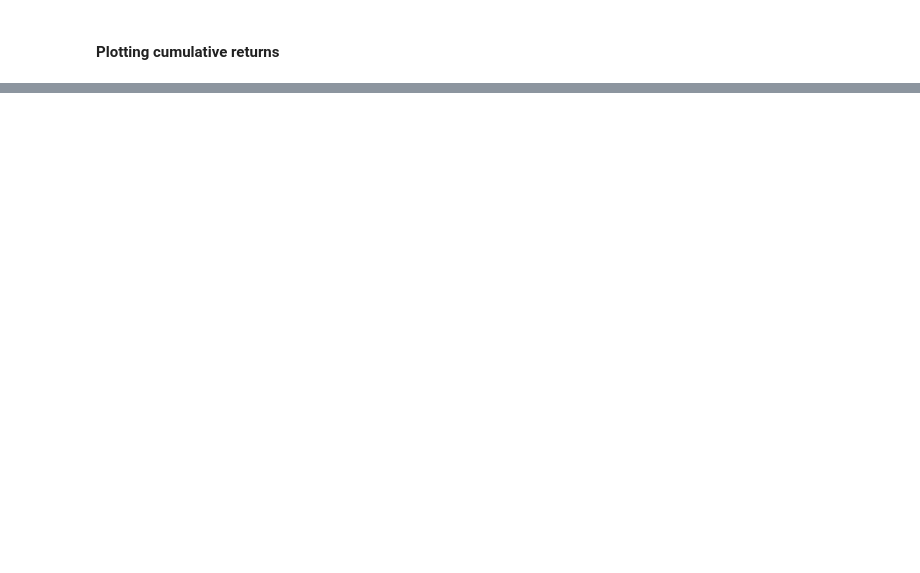
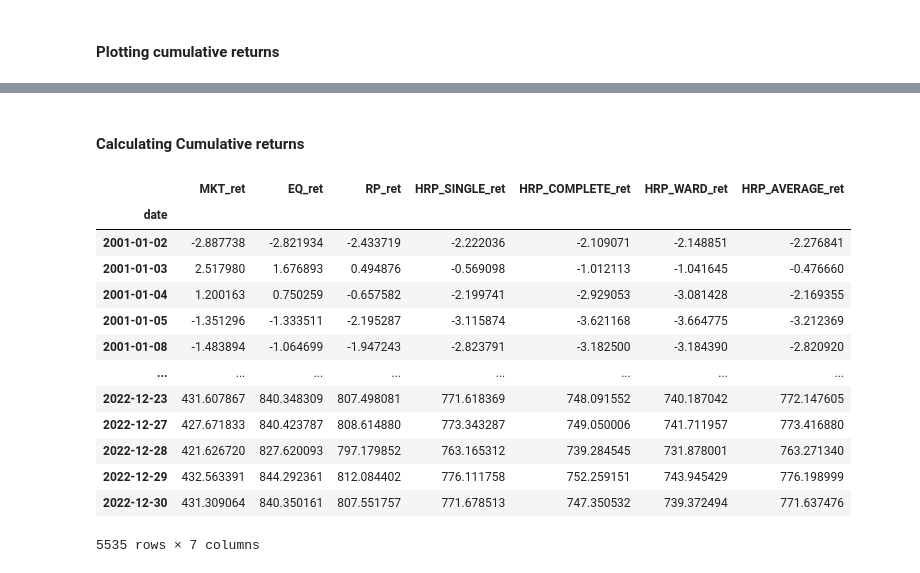
Before and after one commit to vdp96/hierarchical_risk_parity, a Jupyter notebook: performance_study.ipynb, the cells around one changed output, grey strips where cells are left out. Saved outputs shown, nothing was run; the diff lists cells and outputs as text; code cells hidden in the pictures; blank space fills up the shorter version.

```diff
--- a/performance_study.ipynb
+++ b/performance_study.ipynb
@@ -173,0 +271,20 @@ summary_df
+# %% [markdown]
+#### Calculating Cumulative returns
+# %%
+cum_final_ret_df = ((1 + final_ret_df).cumprod() - 1) * 100
+cum_final_ret_df
+# %% [output]
+|  | MKT_ret | EQ_ret | RP_ret | HRP_SINGLE_ret | HRP_COMPLETE_ret | HRP_WARD_ret | HRP_AVERAGE_ret |
+| date |  |  |  |  |  |  |  |
+| 2001-01-02 | -2.887738 | -2.821934 | -2.433719 | -2.222036 | -2.109071 | -2.148851 | -2.276841 |
+| 2001-01-03 | 2.517980 | 1.676893 | 0.494876 | -0.569098 | -1.012113 | -1.041645 | -0.476660 |
+| 2001-01-04 | 1.200163 | 0.750259 | -0.657582 | -2.199741 | -2.929053 | -3.081428 | -2.169355 |
+| 2001-01-05 | -1.351296 | -1.333511 | -2.195287 | -3.115874 | -3.621168 | -3.664775 | -3.212369 |
+| 2001-01-08 | -1.483894 | -1.064699 | -1.947243 | -2.823791 | -3.182500 | -3.184390 | -2.820920 |
+| ... | ... | ... | ... | ... | ... | ... | ... |
+| 2022-12-23 | 431.607867 | 840.348309 | 807.498081 | 771.618369 | 748.091552 | 740.187042 | 772.147605 |
+| 2022-12-27 | 427.671833 | 840.423787 | 808.614880 | 773.343287 | 749.050006 | 741.711957 | 773.416880 |
+| 2022-12-28 | 421.626720 | 827.620093 | 797.179852 | 763.165312 | 739.284545 | 731.878001 | 763.271340 |
+| 2022-12-29 | 432.563391 | 844.292361 | 812.084402 | 776.111758 | 752.259151 | 743.945429 | 776.198999 |
+| 2022-12-30 | 431.309064 | 840.350161 | 807.551757 | 771.678513 | 747.350532 | 739.372494 | 771.637476 |
+5535 rows × 7 columns
```
Also changed, not shown: parts of 18 cells of this notebook, 3 other files.
